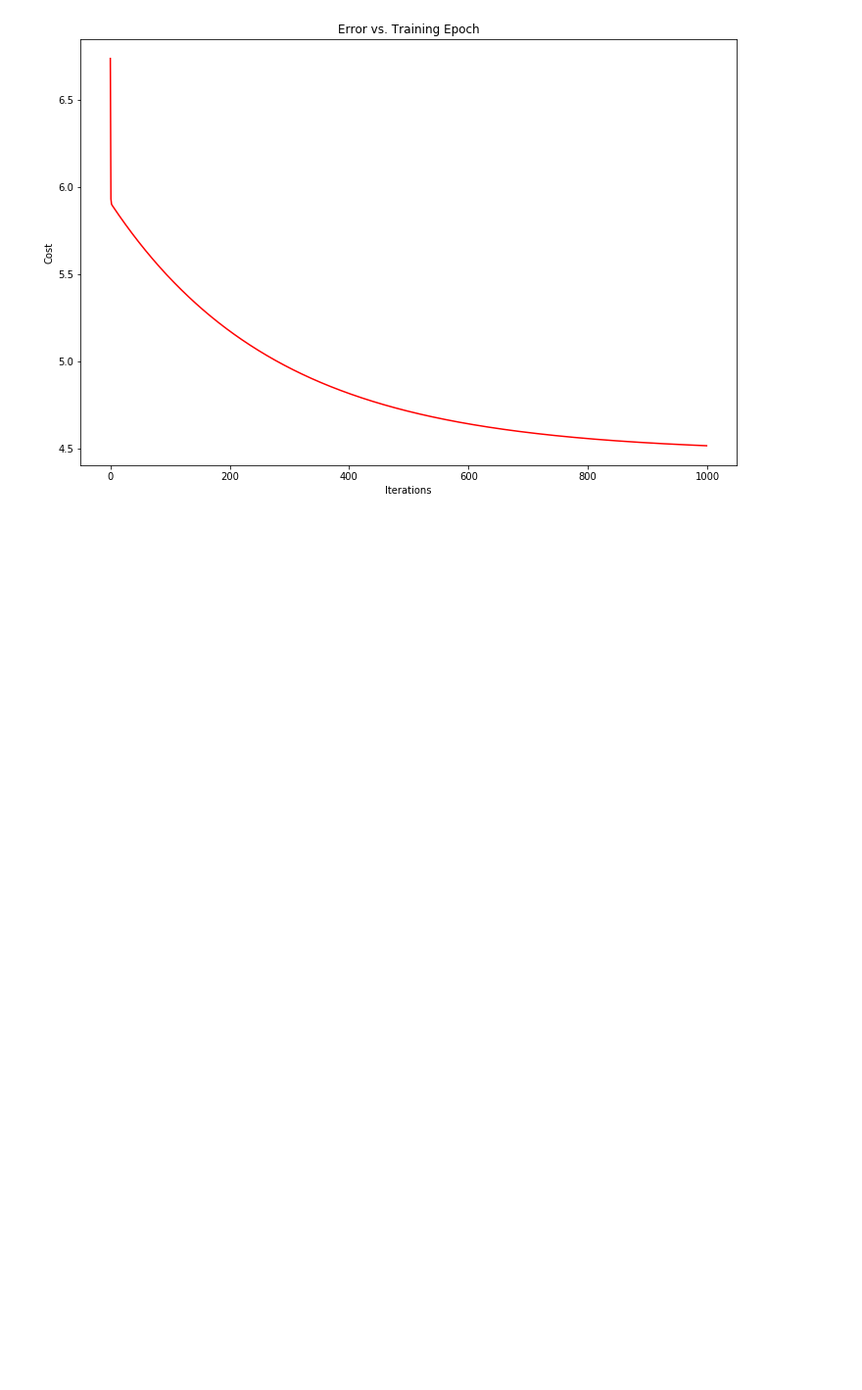
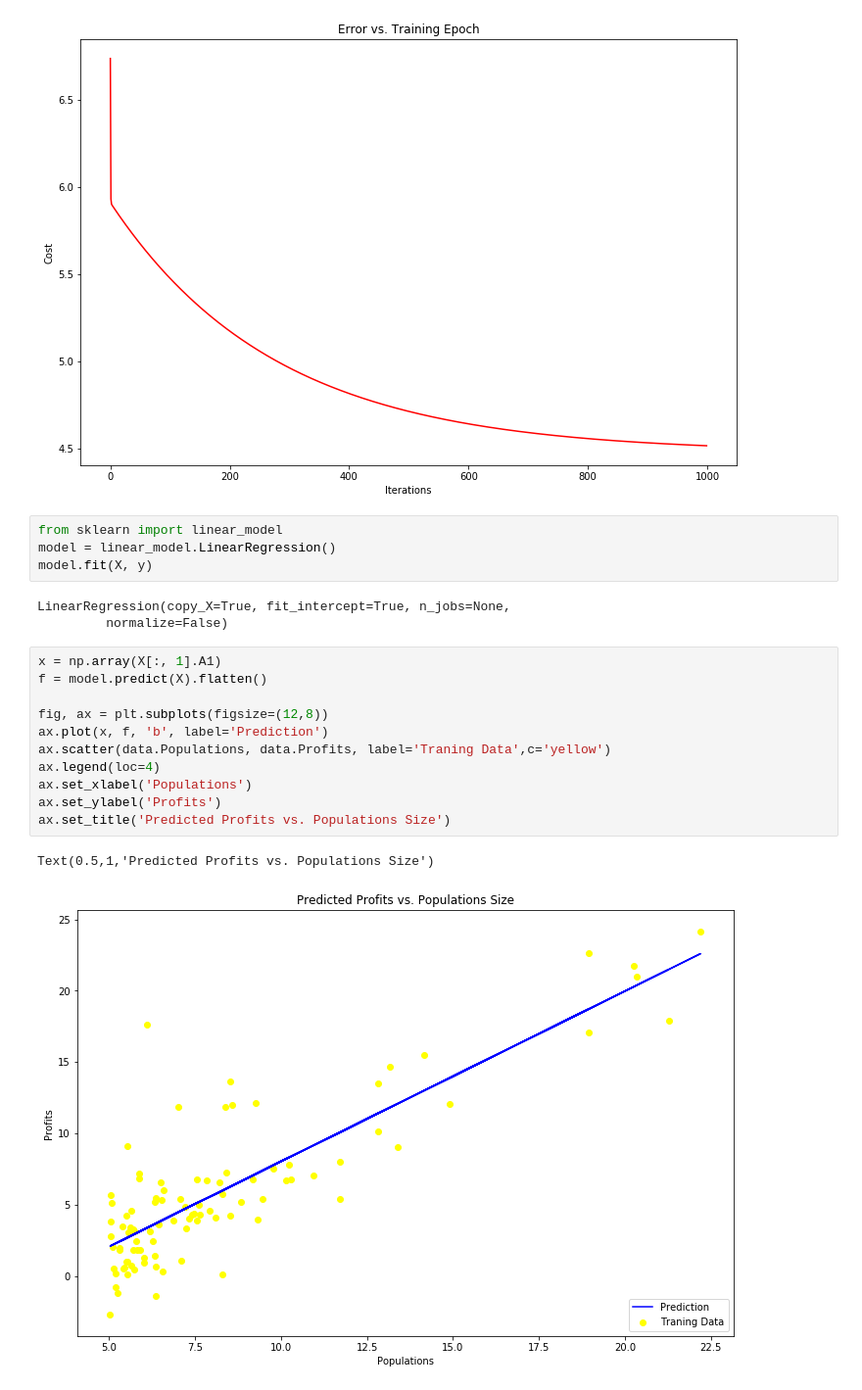
Before and after one commit to sushantv2v/Gradient_descent, a Jupyter notebook: Simple Linear Regression.ipynb, the cells around one changed output. Shown at 98% size. Drawn from its saved outputs; the diff is of its cells as text; blank space fills up the shorter version.

Commit message:
adding Sklearn model...

```diff
--- a/Simple Linear Regression.ipynb
+++ b/Simple Linear Regression.ipynb
@@ -152,3 +152,24 @@ ax.set_title('Error vs. Training Epoch')
 # %% [output]
 Text(0.5,1,'Error vs. Training Epoch')
 [figure]
+# %%
+from sklearn import linear_model
+model = linear_model.LinearRegression()
+model.fit(X, y)
+# %% [output]
+LinearRegression(copy_X=True, fit_intercept=True, n_jobs=None,
+         normalize=False)
+# %%
+x = np.array(X[:, 1].A1)
+f = model.predict(X).flatten()
+
+fig, ax = plt.subplots(figsize=(12,8))
+ax.plot(x, f, 'b', label='Prediction')
+ax.scatter(data.Populations, data.Profits, label='Traning Data',c='yellow')
+ax.legend(loc=4)
+ax.set_xlabel('Populations')
+ax.set_ylabel('Profits')
+ax.set_title('Predicted Profits vs. Populations Size')
+# %% [output]
+Text(0.5,1,'Predicted Profits vs. Populations Size')
+[figure, added]
```
Also changed, not shown: parts of 1 cell of this notebook.
